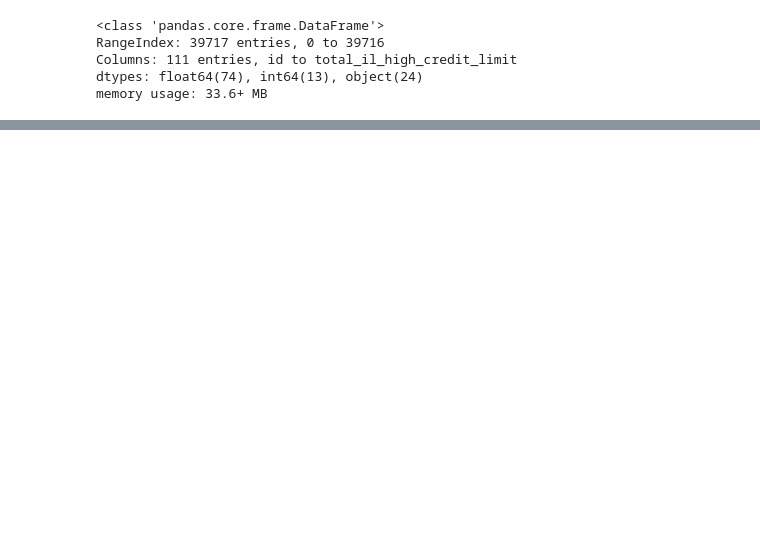
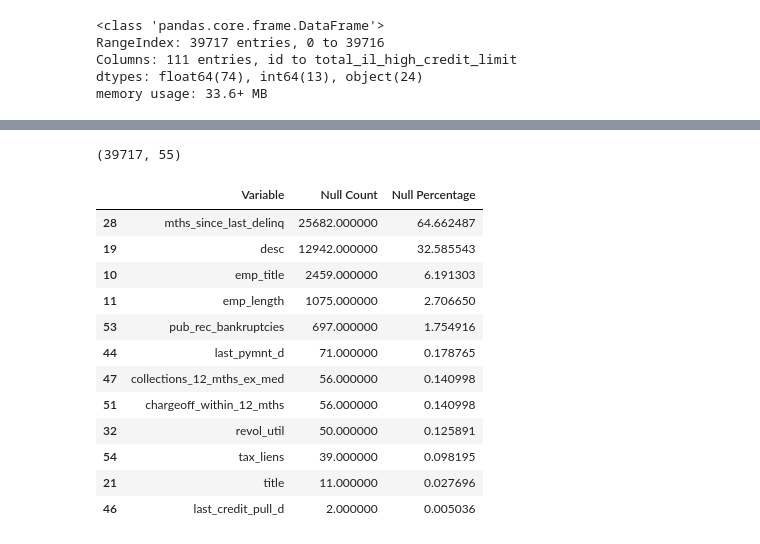
Before and after one commit to SouhardyaBiswas/Lending_Club_CaseStudy, a Jupyter notebook: code/Lending_Club_Case_Study.ipynb, the cells around one changed output, grey strips where cells are left out. Cells and saved outputs as stored; diff of their text form; code cells hidden in the pictures; blank space fills up the shorter version.

```diff
--- a/code/Lending_Club_Case_Study.ipynb
+++ b/code/Lending_Club_Case_Study.ipynb
@@ -295,0 +358,5 @@ def highlight_positive_values(x, color):
+# %%
+# Get the shape of the loan_df DataFrame
+loan_df.shape
+# %% [output]
+(39717, 55)
@@ -295,0 +368,43 @@ def highlight_positive_values(x, color):
+# %%
+def highlight_values(x, color, threshold):
+    '''
+    Highlight values greater than the specified threshold in the input column of the DataFrame.
+
+    Args:
+    color (str): Color of the text to be displayed.
+    threshold (float): Value greater than which the text is displayed in the specified color.
+    '''
+    return np.where(x > threshold, f"color: {color}; background-color: lightyellow", None)
+
+# Example usage:
+# Want to highlight values greater than 60 in the 'Null Percentage:
+# df.style.apply(highlight_values, color='red', threshold=60, subset='Null Percentage')
+# %%
+# Filter variables with null count greater than zero
+null_variables = analyze_df[['Variable', 'Null Count', 'Null Percentage']][analyze_df['Null Count'] > 0]
+
+# Sort variables by descending order of null count
+sorted_null_variables = null_variables.sort_values(by=['Null Count'], ascending=False)
+
+# Apply style with red color highlighting for null count
+styled_null_variables = (
+    sorted_null_variables.style
+    .apply(highlight_values, color='red', threshold=10, axis=1, subset="Null Percentage")
+)
+
+# Display the styled null variables
+styled_null_variables
+# %% [output]
+|  | Variable | Null Count | Null Percentage |
+| 28 | mths_since_last_delinq | 25682.000000 | 64.662487 |
+| 19 | desc | 12942.000000 | 32.585543 |
+| 10 | emp_title | 2459.000000 | 6.191303 |
+| 11 | emp_length | 1075.000000 | 2.706650 |
+| 53 | pub_rec_bankruptcies | 697.000000 | 1.754916 |
+| 44 | last_pymnt_d | 71.000000 | 0.178765 |
+| 47 | collections_12_mths_ex_med | 56.000000 | 0.140998 |
+| 51 | chargeoff_within_12_mths | 56.000000 | 0.140998 |
+| 32 | revol_util | 50.000000 | 0.125891 |
+| 54 | tax_liens | 39.000000 | 0.098195 |
+| 21 | title | 11.000000 | 0.027696 |
+| 46 | last_credit_pull_d | 2.000000 | 0.005036 |
```
Also changed, not shown: parts of 20 cells of this notebook.
